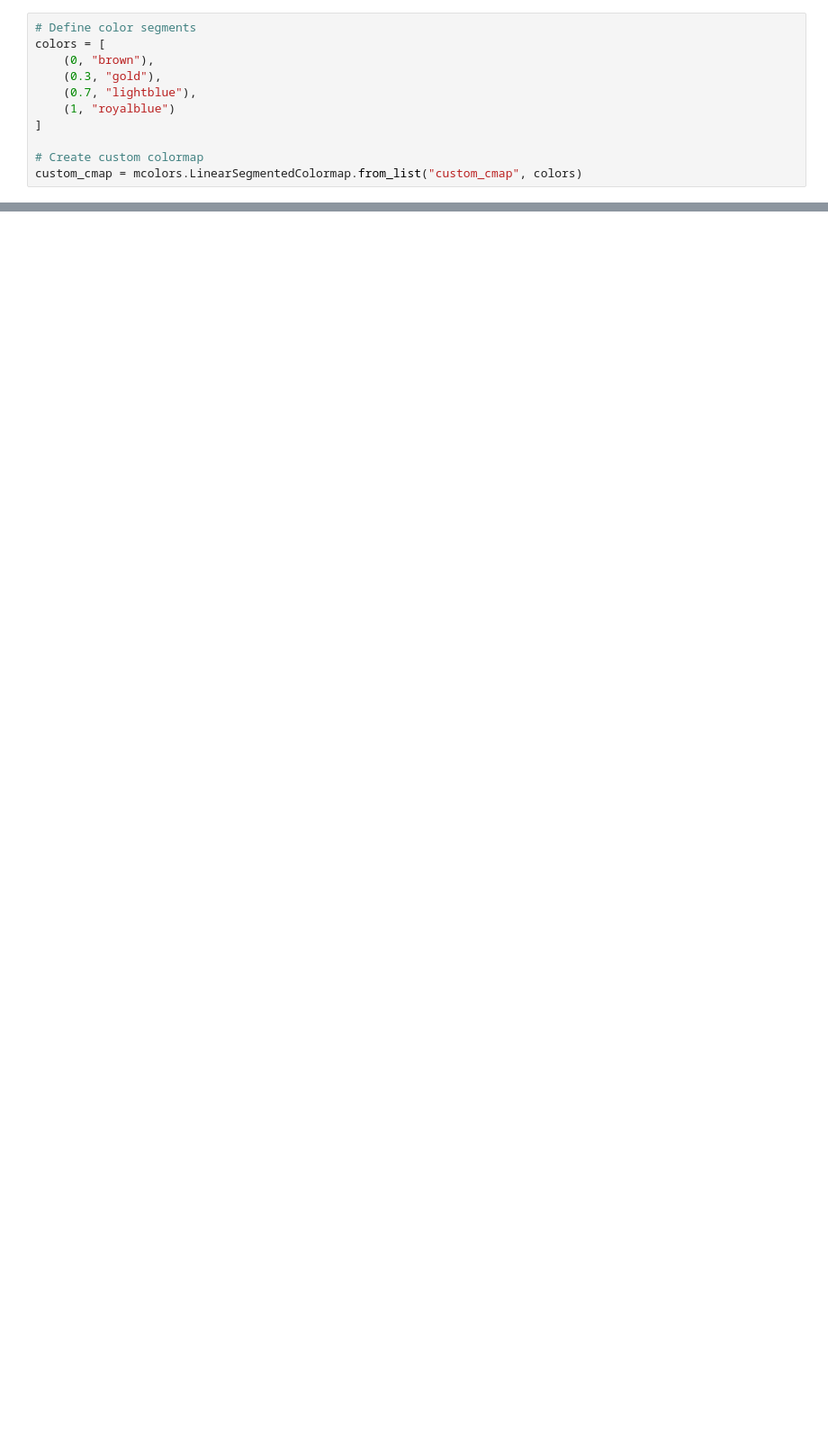
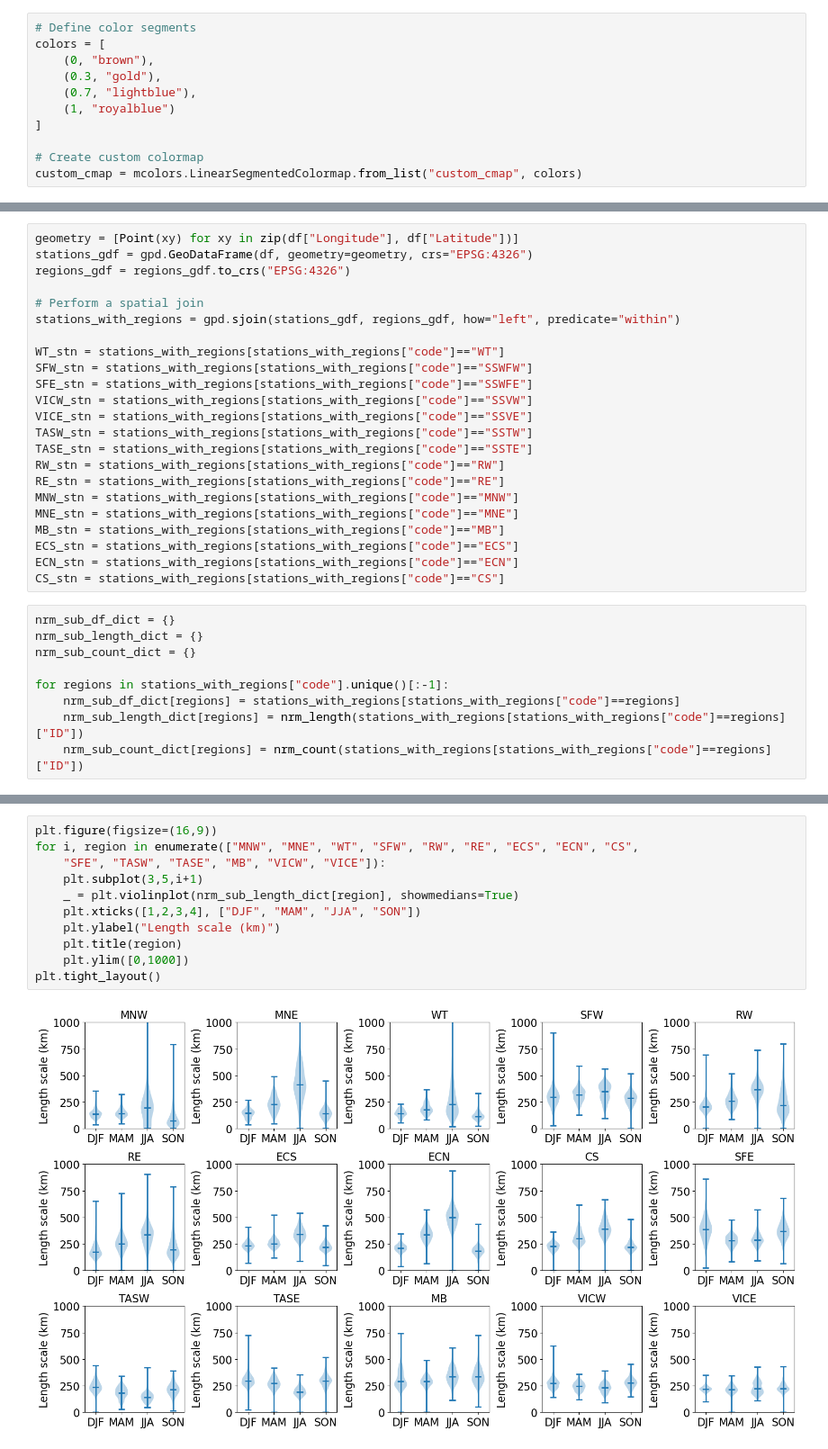
Before and after one commit to dongqi-DQ/Semi-variogram_AU, a Jupyter notebook: plot_seasonality.ipynb, the cells around one changed output, grey strips where cells are left out. Shown at 90% size. Drawn from its saved outputs; the diff is of its cells as text; blank space fills up the shorter version.

```diff
--- a/plot_seasonality.ipynb
+++ b/plot_seasonality.ipynb
@@ -137,0 +499,32 @@ plt.savefig("AU_seasonality.png", dpi=200, bbox_inches="tight")
+# %%
+geometry = [Point(xy) for xy in zip(df["Longitude"], df["Latitude"])]
+stations_gdf = gpd.GeoDataFrame(df, geometry=geometry, crs="EPSG:4326")
+regions_gdf = regions_gdf.to_crs("EPSG:4326")
+
+# Perform a spatial join
+stations_with_regions = gpd.sjoin(stations_gdf, regions_gdf, how="left", predicate="within")
+
+WT_stn = stations_with_regions[stations_with_regions["code"]=="WT"]
+SFW_stn = stations_with_regions[stations_with_regions["code"]=="SSWFW"]
+SFE_stn = stations_with_regions[stations_with_regions["code"]=="SSWFE"]
+VICW_stn = stations_with_regions[stations_with_regions["code"]=="SSVW"]
+VICE_stn = stations_with_regions[stations_with_regions["code"]=="SSVE"]
+TASW_stn = stations_with_regions[stations_with_regions["code"]=="SSTW"]
+TASE_stn = stations_with_regions[stations_with_regions["code"]=="SSTE"]
+RW_stn = stations_with_regions[stations_with_regions["code"]=="RW"]
+RE_stn = stations_with_regions[stations_with_regions["code"]=="RE"]
+MNW_stn = stations_with_regions[stations_with_regions["code"]=="MNW"]
+MNE_stn = stations_with_regions[stations_with_regions["code"]=="MNE"]
+MB_stn = stations_with_regions[stations_with_regions["code"]=="MB"]
+ECS_stn = stations_with_regions[stations_with_regions["code"]=="ECS"]
+ECN_stn = stations_with_regions[stations_with_regions["code"]=="ECN"]
+CS_stn = stations_with_regions[stations_with_regions["code"]=="CS"]
+# %%
+nrm_sub_df_dict = {}
+nrm_sub_length_dict = {}
+nrm_sub_count_dict = {}
+
+for regions in stations_with_regions["code"].unique()[:-1]:
+    nrm_sub_df_dict[regions] = stations_with_regions[stations_with_regions["code"]==regions]
+    nrm_sub_length_dict[regions] = nrm_length(stations_with_regions[stations_with_regions["code"]==regions]["ID"])
+    nrm_sub_count_dict[regions] = nrm_count(stations_with_regions[stations_with_regions["code"]==regions]["ID"])
@@ -137,0 +540,13 @@ plt.savefig("AU_seasonality.png", dpi=200, bbox_inches="tight")
+# %%
+plt.figure(figsize=(16,9))
+for i, region in enumerate(["MNW", "MNE", "WT", "SFW", "RW", "RE", "ECS", "ECN", "CS",
+    "SFE", "TASW", "TASE", "MB", "VICW", "VICE"]):
+    plt.subplot(3,5,i+1)
+    _ = plt.violinplot(nrm_sub_length_dict[region], showmedians=True)
+    plt.xticks([1,2,3,4], ["DJF", "MAM", "JJA", "SON"])
+    plt.ylabel("Length scale (km)")
+    plt.title(region)
+    plt.ylim([0,1000])
+plt.tight_layout()
+# %% [output]
+[figure, added]
```
Also changed, not shown: parts of 37 cells of this notebook, 21 other files.
